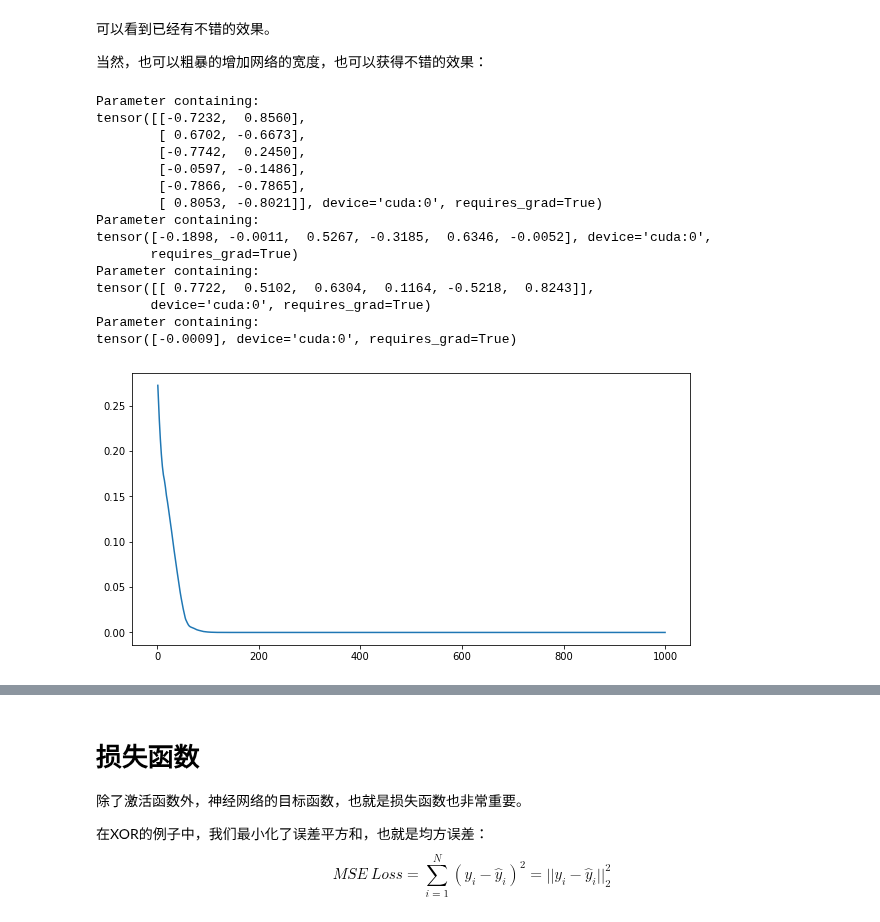
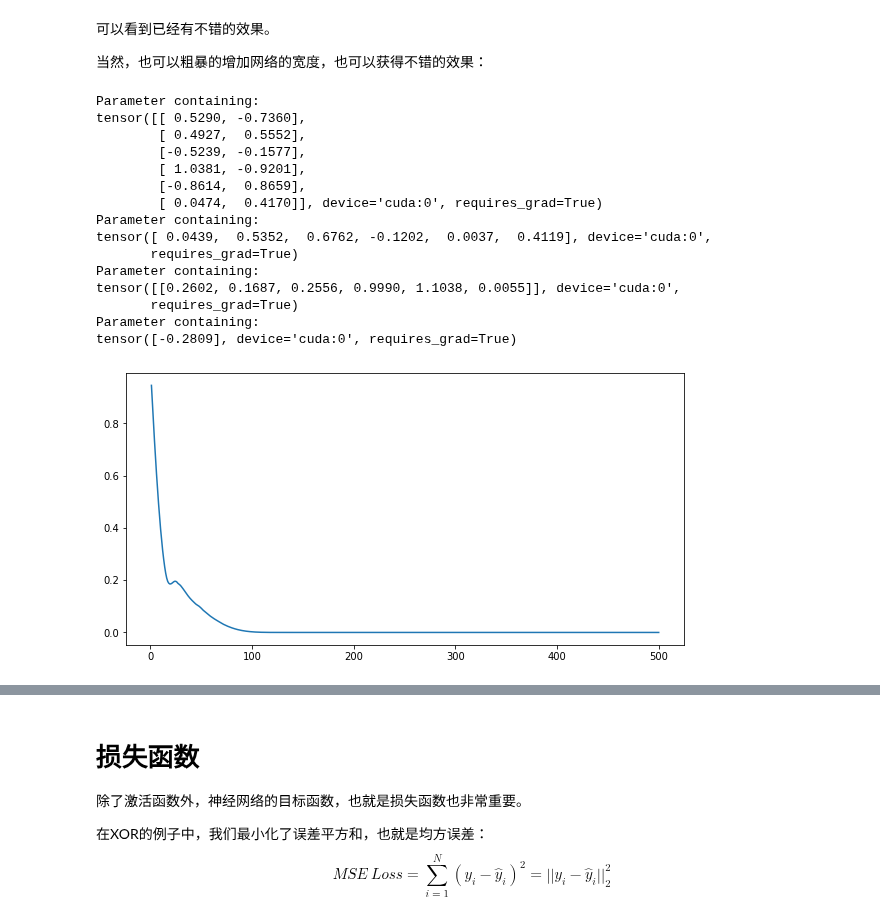
Before and after one commit to sijichun/PythonTutor, a Jupyter notebook: NN.ipynb, the cells around one changed output, grey strips where cells are left out. Cells and saved outputs as stored; diff of their text form; code cells hidden in the pictures.

```diff
--- a/NN.ipynb
+++ b/NN.ipynb
@@ -224,7 +224,7 @@ self.layer1=nn.Sequential(OrderedDict([
 criterion=nn.MSELoss()
 optimizer=optim.Adam(model.parameters(), lr=0.01)
 losses=[]
-for i in range(1000):
+for i in range(500):
     for x,y in xor_dl:
         # 将x计算预测值
         y_pred=model(x.to(device))
@@ -315,7 +315,7 @@ model=XOR_net().to(device)
 criterion=nn.MSELoss()
 optimizer=optim.Adam(model.parameters(), lr=0.01)
 losses=[]
-for i in range(1000):
+for i in range(500):
     for x,y in xor_dl:
         # 将x计算预测值
         y_pred=model(x.to(device))
@@ -379,48 +379,48 @@ model=XOR_net().to(device)
 criterion=nn.MSELoss()
 optimizer=optim.Adam(model.parameters(), lr=0.01)
 losses=[]
-for i in range(1000):
+for i in range(500):
     for x,y in xor_dl:
         # 将x计算预测值
         y_pred=model(x.to(device))
         # 计算损失
         loss=criterion(y_pred, y.to(device).unsqueeze(1))
         losses.append(loss.item())
         # 反向传播
         optimizer.zero_grad()
         loss.backward()
         optimizer.step()
 for p in model.parameters():
     print(p)
 import matplotlib.pyplot as plt
 %matplotlib inline
 plt.rcParams['figure.figsize'] = (10.0, 5.0)
 
 i=np.arange(len(losses))+1
 plt.plot(i,np.array(losses))
 plt.show()
 
 X_pred=torch.tensor([[0.0,0],[0,1],[1,0],[1,1]]).to(device)
 
 # 改为预测模式
 model.eval()
 # 预测
 result=model(X_pred)
 print(result)
 # %% [output]
 Parameter containing:
-tensor([[-0.7232,  0.8560],
-        [ 0.6702, -0.6673],
-        [-0.7742,  0.2450],
-        [-0.0597, -0.1486],
-        [-0.7866, -0.7865],
-        [ 0.8053, -0.8021]], device='cuda:0', requires_grad=True)
+tensor([[ 0.5290, -0.7360],
+        [ 0.4927,  0.5552],
+        [-0.5239, -0.1577],
+        [ 1.0381, -0.9201],
+        [-0.8614,  0.8659],
+        [ 0.0474,  0.4170]], device='cuda:0', requires_grad=True)
 Parameter containing:
-tensor([-0.1898, -0.0011,  0.5267, -0.3185,  0.6346, -0.0052], device='cuda:0',
+tensor([ 0.0439,  0.5352,  0.6762, -0.1202,  0.0037,  0.4119], device='cuda:0',
        requires_grad=True)
 Parameter containing:
-tensor([[ 0.7722,  0.5102,  0.6304,  0.1164, -0.5218,  0.8243]],
-       device='cuda:0', requires_grad=True)
+tensor([[0.2602, 0.1687, 0.2556, 0.9990, 1.1038, 0.0055]], device='cuda:0',
+       requires_grad=True)
 Parameter containing:
-tensor([-0.0009], device='cuda:0', requires_grad=True)
+tensor([-0.2809], device='cuda:0', requires_grad=True)
-[figure, old version]
+[figure, new version]
```
Also changed, not shown: parts of 24 cells of this notebook, 2 other files.
